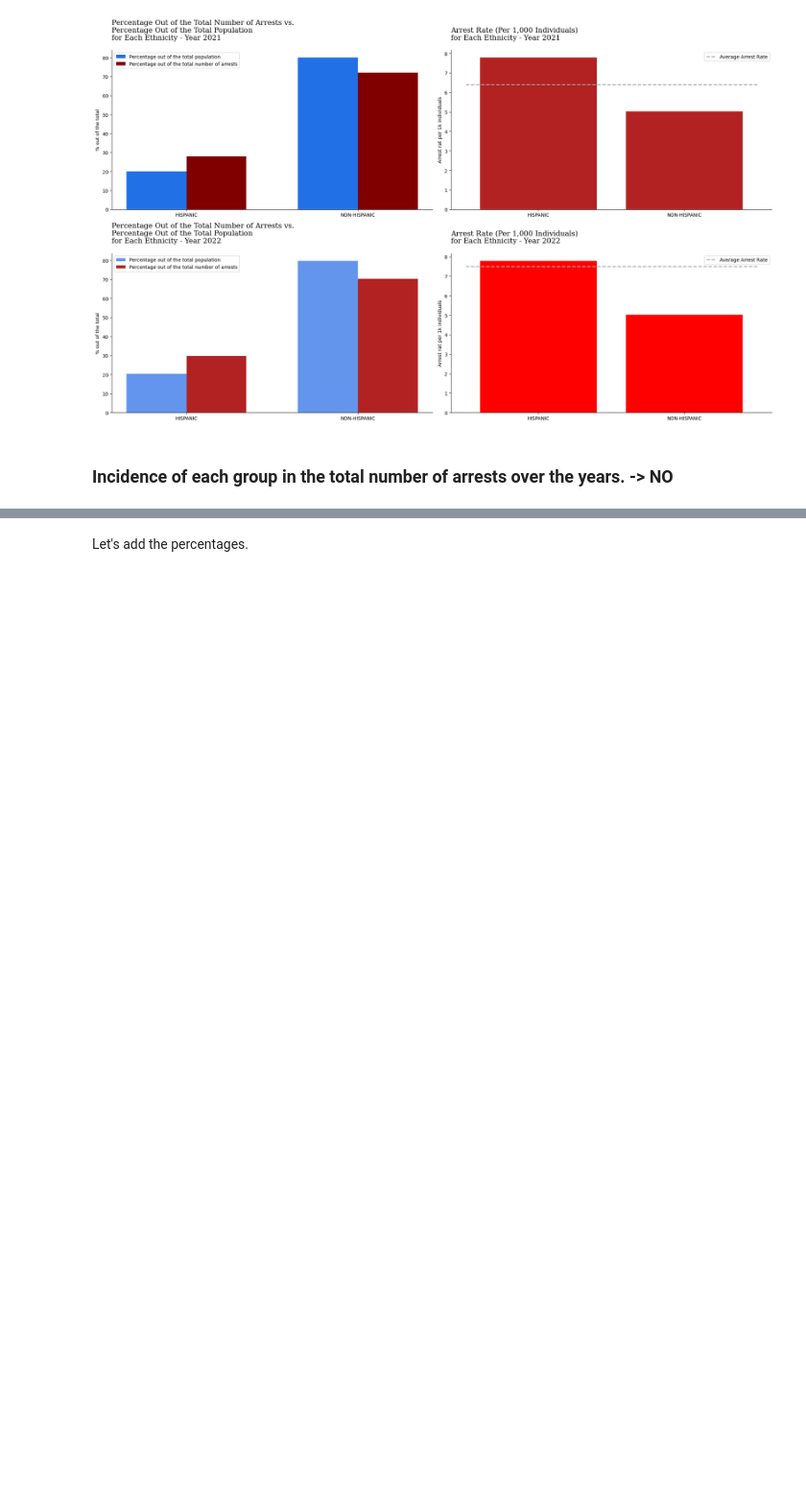
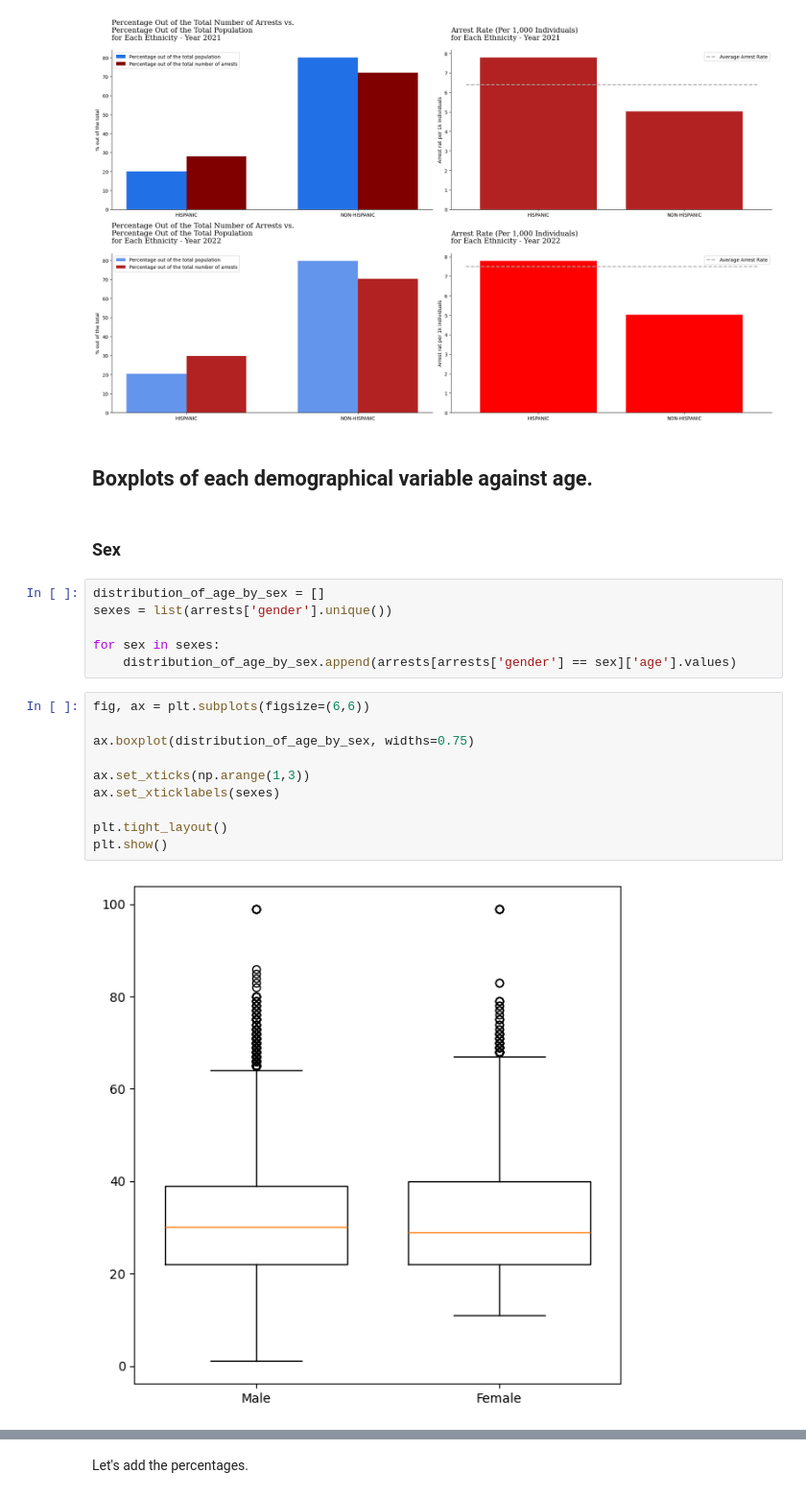
Before and after one commit to emmajslz/eda-project-police-arrest, a Jupyter notebook: police-arrests-montgomery-study.ipynb, the cells around one changed output, grey strips where cells are left out. Shown at 96% size. Saved outputs shown, nothing was run; the diff lists cells and outputs as text; blank space fills up the shorter version.

```diff
--- a/police-arrests-montgomery-study.ipynb
+++ b/police-arrests-montgomery-study.ipynb
@@ -2119,5 +2119,25 @@ plt.tight_layout()
 plt.show()
 # %% [output]
 [figure]
-# %% [markdown]
-### Incidence of each group in the total number of arrests over the years. -> NO
+# %% [markdown]
+## Boxplots of each demographical variable against age.
+# %% [markdown]
+### Sex
+# %%
+distribution_of_age_by_sex = []
+sexes = list(arrests['gender'].unique())
+
+for sex in sexes:
+    distribution_of_age_by_sex.append(arrests[arrests['gender'] == sex]['age'].values)
+# %%
+fig, ax = plt.subplots(figsize=(6,6))
+
+ax.boxplot(distribution_of_age_by_sex, widths=0.75)
+
+ax.set_xticks(np.arange(1,3))
+ax.set_xticklabels(sexes)
+
+plt.tight_layout()
+plt.show()
+# %% [output]
+[figure, added]
```
Also changed, not shown: parts of 14 cells of this notebook.
